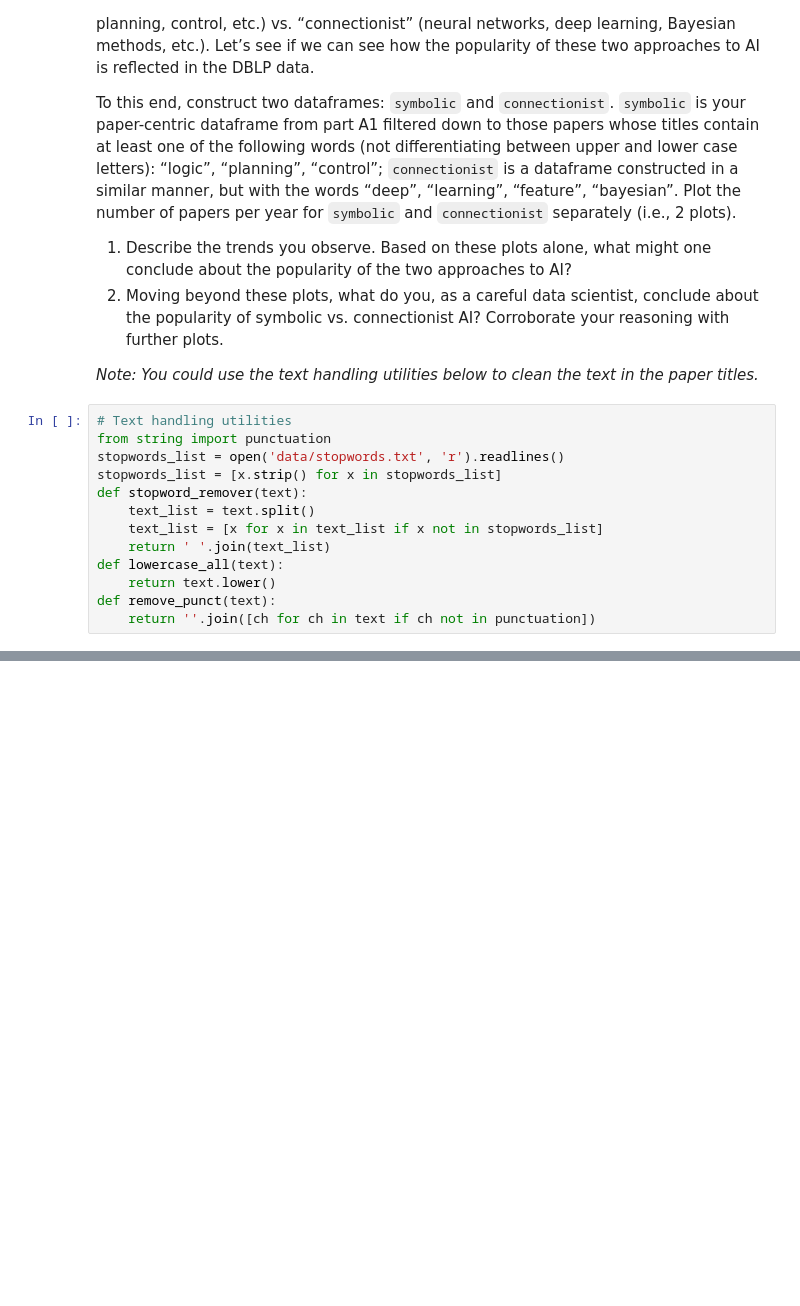
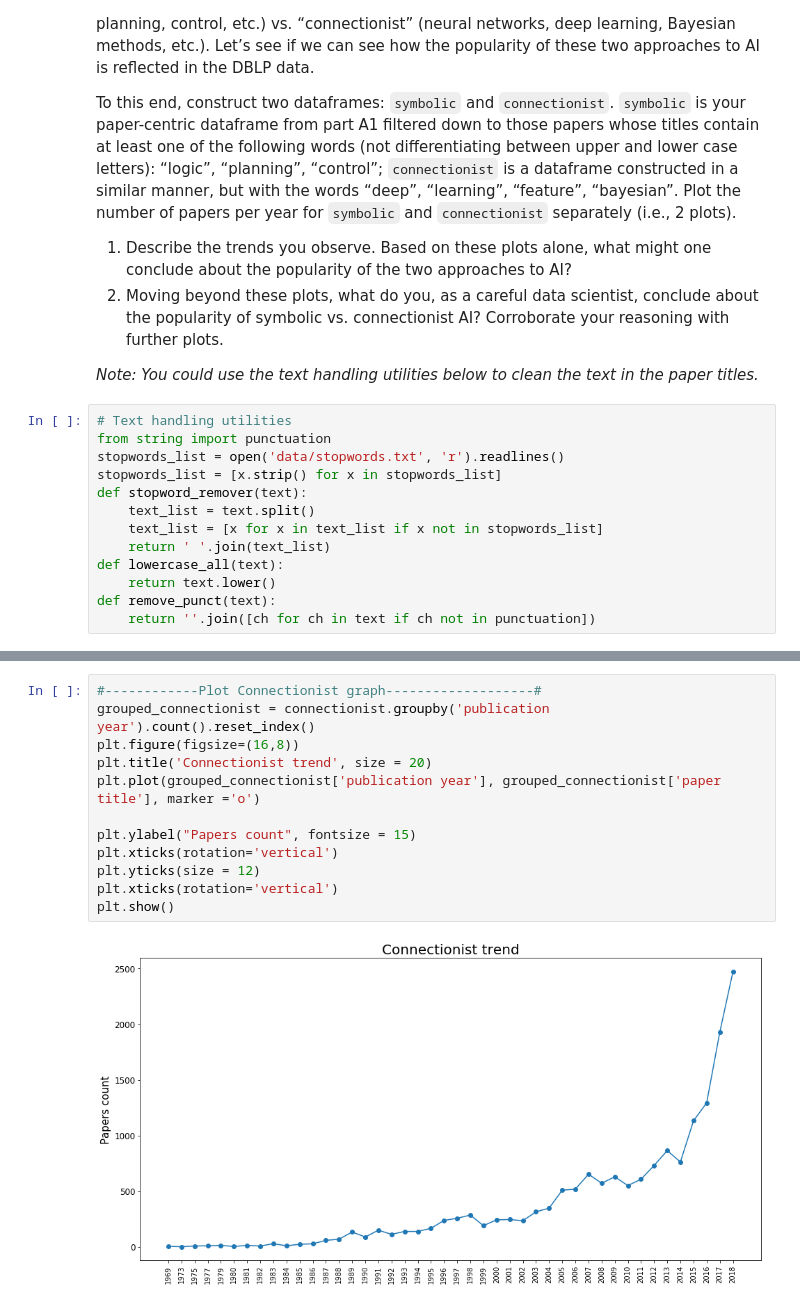
Before and after one commit to BerkMandiracioglu/AppliedDataAnalysisHW1, a Jupyter notebook: hw1.ipynb, the cells around one changed output, grey strips where cells are left out. Saved outputs shown, nothing was run; the diff lists cells and outputs as text; blank space fills up the shorter version.

```diff
--- a/hw1.ipynb
+++ b/hw1.ipynb
@@ -368,0 +417,14 @@ words_connectionist = ['deep', 'learning', 'feature', 'bayesian']
+# %%
+#------------Plot Connectionist graph-------------------#
+grouped_connectionist = connectionist.groupby('publication year').count().reset_index()
+plt.figure(figsize=(16,8))
+plt.title('Connectionist trend', size = 20)
+plt.plot(grouped_connectionist['publication year'], grouped_connectionist['paper title'], marker ='o')
+
+plt.ylabel("Papers count", fontsize = 15)
+plt.xticks(rotation='vertical')
+plt.yticks(size = 12)
+plt.xticks(rotation='vertical')
+plt.show()
+# %% [output]
+[figure, added]
```
Also changed, not shown: parts of 16 cells of this notebook.
